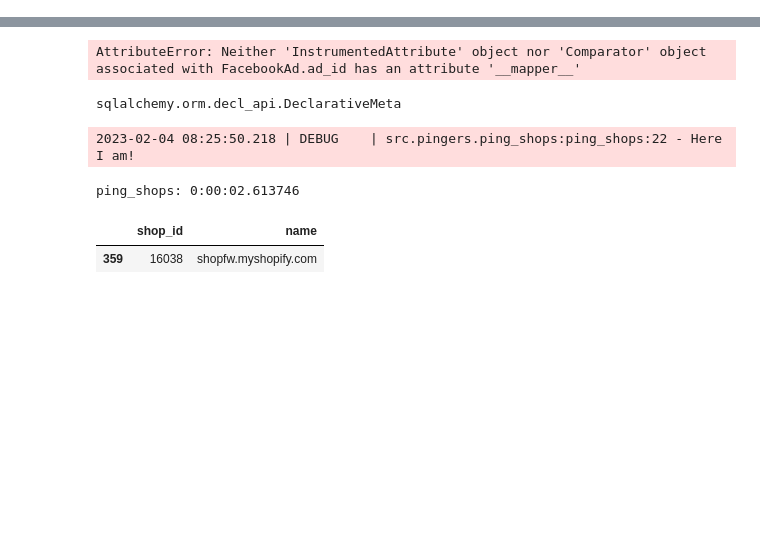
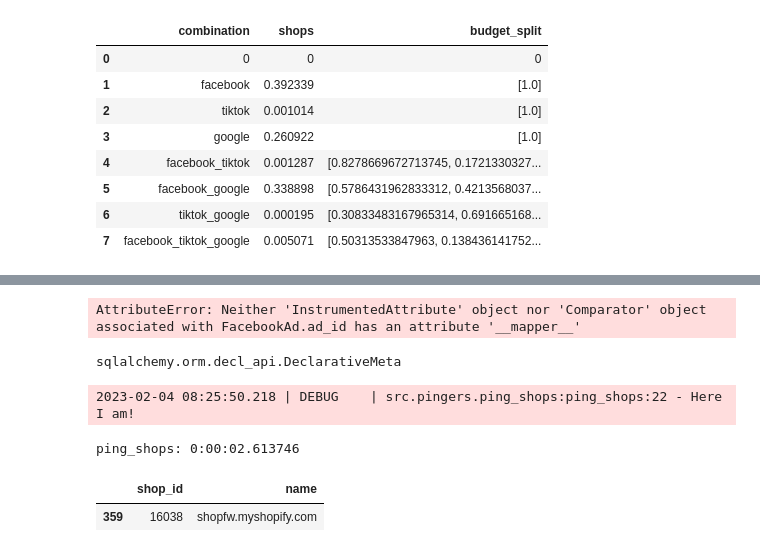
Before and after one commit to Katja-Lebesgue/premium_dashboard, a Jupyter notebook: tmp.ipynb, the cells around one changed output, grey strips where cells are left out. Saved outputs shown, nothing was run; the diff lists cells and outputs as text; code cells hidden in the pictures; blank space fills up the shorter version.

```diff
--- a/tmp.ipynb
+++ b/tmp.ipynb
@@ -6,0 +39,28 @@ base I am using: lebesgue-dev.cgviinyjedbs.eu-central-1.rds.amazonaws.com
+# %%
+table = pd.DataFrame(columns=['combination', 'shops', 'budget_split'])
+# %%
+def get_spend_ratio(s: pd.Series, platforms: list):
+    ratio = [s[f"{platform}_spend"] / s.full_spend for platform in platforms]
+    return ratio
+# %%
+def get_data_by_platform_combination(df: pd.DataFrame, combination: list):
+    filter = [True in range(len(df))]
+    for platform in platforms:
+        if platform in combination:
+            filter = filter & (df[f'{platform}_spend'].notna())
+        else:
+            filter = filter & (df[f'{platform}_spend'].isna())
+    filtered = df[filter].copy()
+    filtered['full_spend'] = filtered.apply(lambda df: sum([df[f"{platform}_spend"] for platform in combination]), axis=1)
+    platforms_without_the_last_one = combination[:len(combination)-1]
+    filtered['spend_ratio'] = filtered.apply(lambda df: get_spend_ratio(df, platforms=platforms_without_the_last_one), axis=1)
+    mean_ratio = np.mean(filtered['spend_ratio'].tolist(), axis=0)
+    print(mean_ratio)
+    result = {"combination": '_'.join(combination), "shops": len(filtered)/len(df), "budget_split": list(mean_ratio) + [1-mean_ratio.sum()]}
+    return result
+# %%
+for combination in platform_combinations:
+    if not len(combination):
+        continue
+    row = get_data_by_platform_combination(df=df, combination=combination)
+    table.loc[len(table), :] = row
@@ -6,0 +75,12 @@ base I am using: lebesgue-dev.cgviinyjedbs.eu-central-1.rds.amazonaws.com
+# %%
+table
+# %% [output]
+|  | combination | shops | budget_split |
+| 0 | 0 | 0 | 0 |
+| 1 | facebook | 0.392339 | [1.0] |
+| 2 | tiktok | 0.001014 | [1.0] |
+| 3 | google | 0.260922 | [1.0] |
+| 4 | facebook_tiktok | 0.001287 | [0.8278669672713745, 0.1721330327... |
+| 5 | facebook_google | 0.338898 | [0.5786431962833312, 0.4213568037... |
+| 6 | tiktok_google | 0.000195 | [0.30833483167965314, 0.691665168... |
+| 7 | facebook_tiktok_google | 0.005071 | [0.50313533847963, 0.138436141752... |
```
Also changed, not shown: parts of 16 cells of this notebook, 25 other files.
